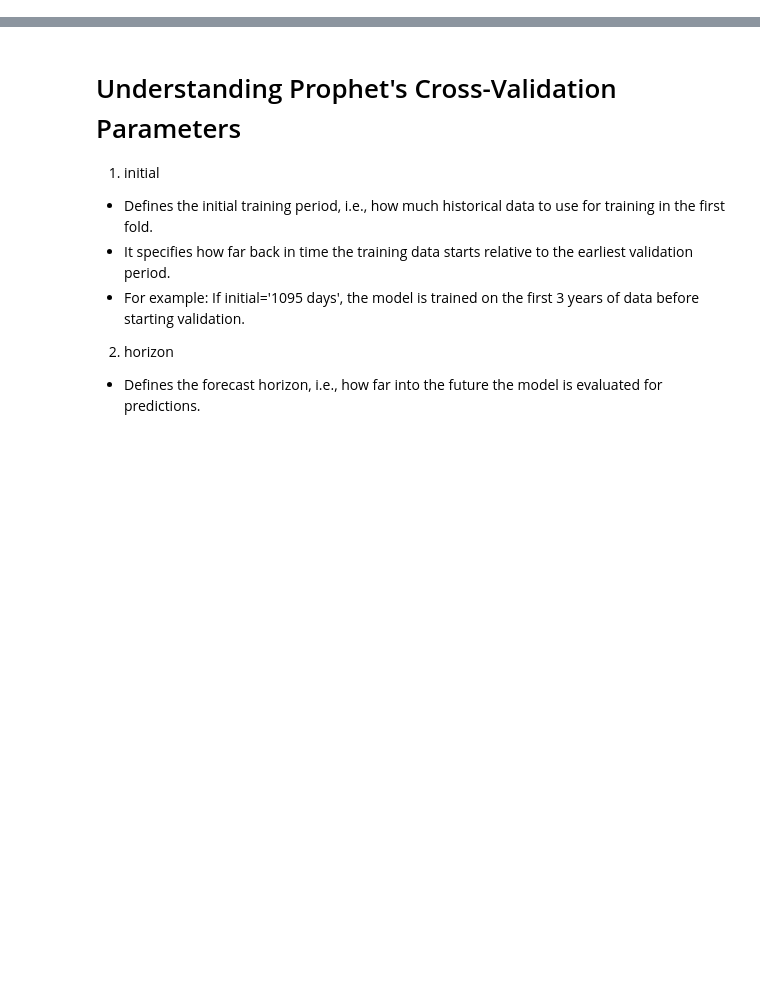
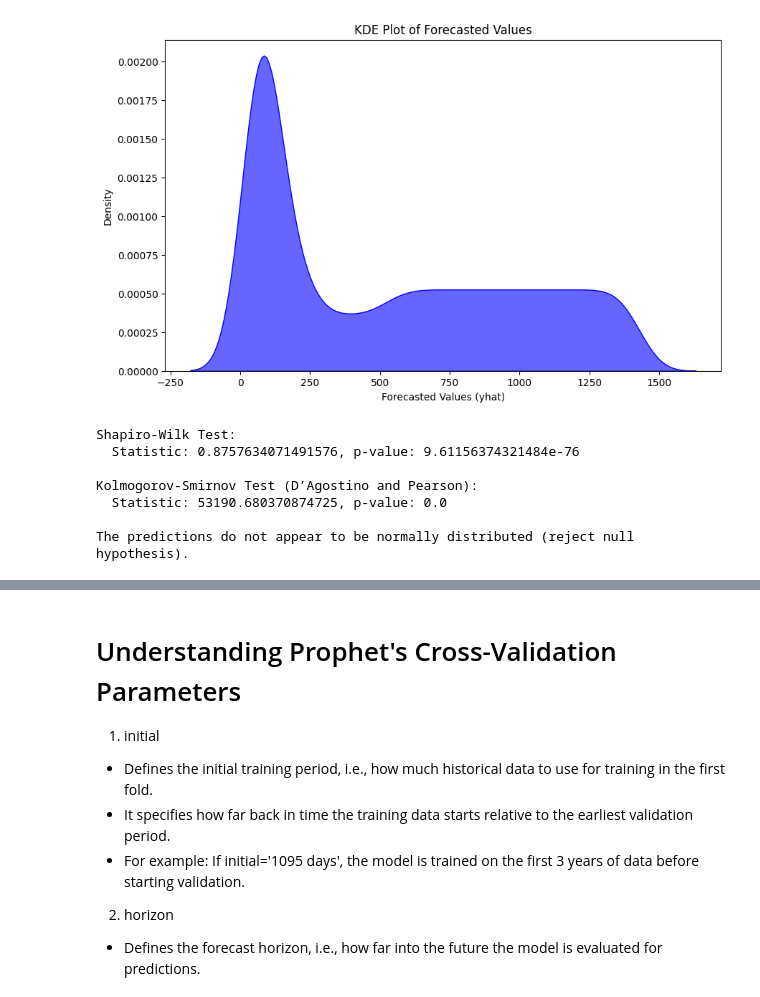
Before and after one commit to dhcchh/SPY-Analytics-Forecasting-Project, a Jupyter notebook: ML-Notebooks/ML-Prophet-Price.ipynb, the cells around one changed output, grey strips where cells are left out. Drawn from its saved outputs; the diff is of its cells as text; code cells hidden in the pictures; blank space fills up the shorter version.

```diff
--- a/ML-Notebooks/ML-Prophet-Price.ipynb
+++ b/ML-Notebooks/ML-Prophet-Price.ipynb
@@ -259,0 +250,38 @@ Weekly and monthly models will have fewer data points, so the time periods need
+# %%
+# Extract predictions (yhat) or residuals
+forecast_values = forecast_full['yhat']  # Use 'yhat' for forecasted values
+# residuals = spy_full['y'] - forecast_full['yhat'][:len(spy_full)]  # Uncomment for residuals
+
+# Plot KDE for Forecasted Values
+plt.figure(figsize=(10, 6))
+sns.kdeplot(forecast_values, fill=True, color='blue', alpha=0.6)
+plt.title('KDE Plot of Forecasted Values')
+plt.xlabel('Forecasted Values (yhat)')
+plt.ylabel('Density')
+plt.show()
+
+# Perform Statistical Normality Tests
+shapiro_test = shapiro(forecast_values)
+kstest = normaltest(forecast_values)
+
+# Print results
+print("Shapiro-Wilk Test:")
+print(f"  Statistic: {shapiro_test.statistic}, p-value: {shapiro_test.pvalue}")
+
+print("\nKolmogorov-Smirnov Test (D’Agostino and Pearson):")
+print(f"  Statistic: {kstest.statistic}, p-value: {kstest.pvalue}")
+
+# Interpretation
+if shapiro_test.pvalue > 0.05 and kstest.pvalue > 0.05:
+    print("\nThe predictions appear to be normally distributed (fail to reject null hypothesis).")
+else:
+    print("\nThe predictions do not appear to be normally distributed (reject null hypothesis).")
+# %% [output]
+[figure, added]
+Shapiro-Wilk Test:
+  Statistic: 0.8757634071491576, p-value: 9.61156374321484e-76
+
+Kolmogorov-Smirnov Test (D’Agostino and Pearson):
+  Statistic: 53190.680370874725, p-value: 0.0
+
+The predictions do not appear to be normally distributed (reject null hypothesis).
```
Also changed, not shown: parts of 45 cells of this notebook.
